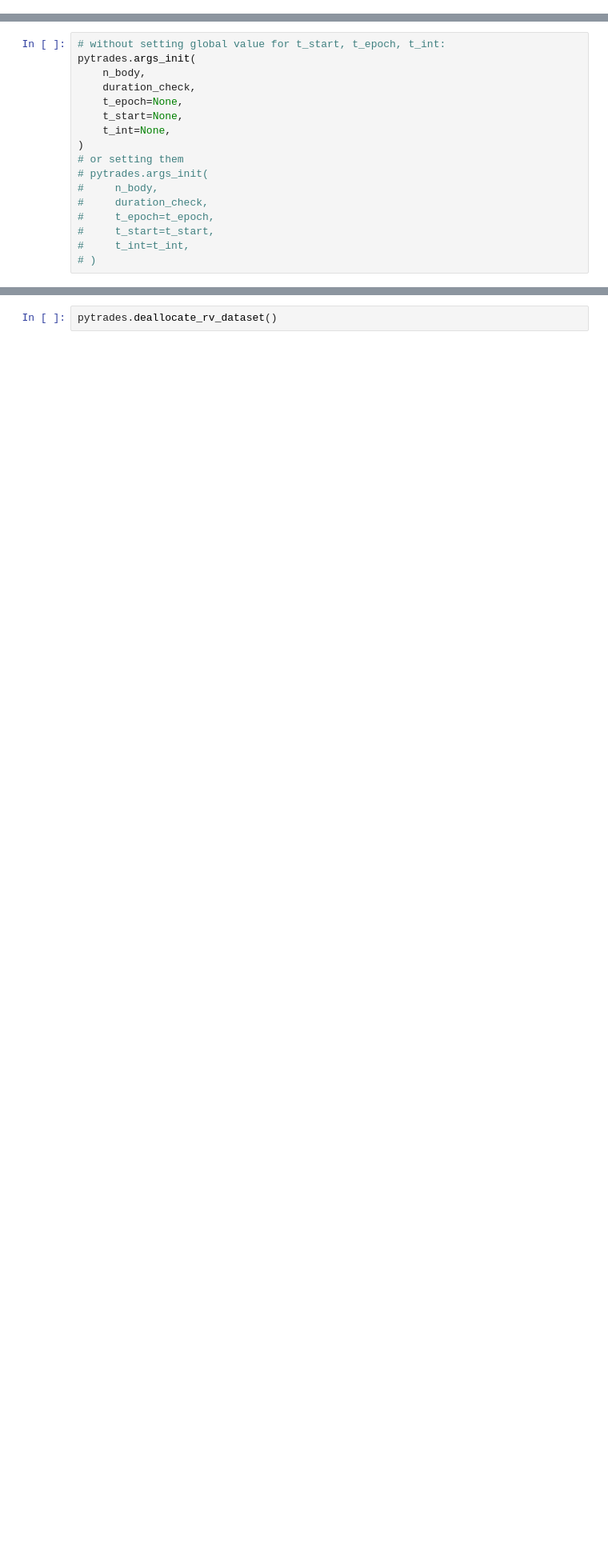
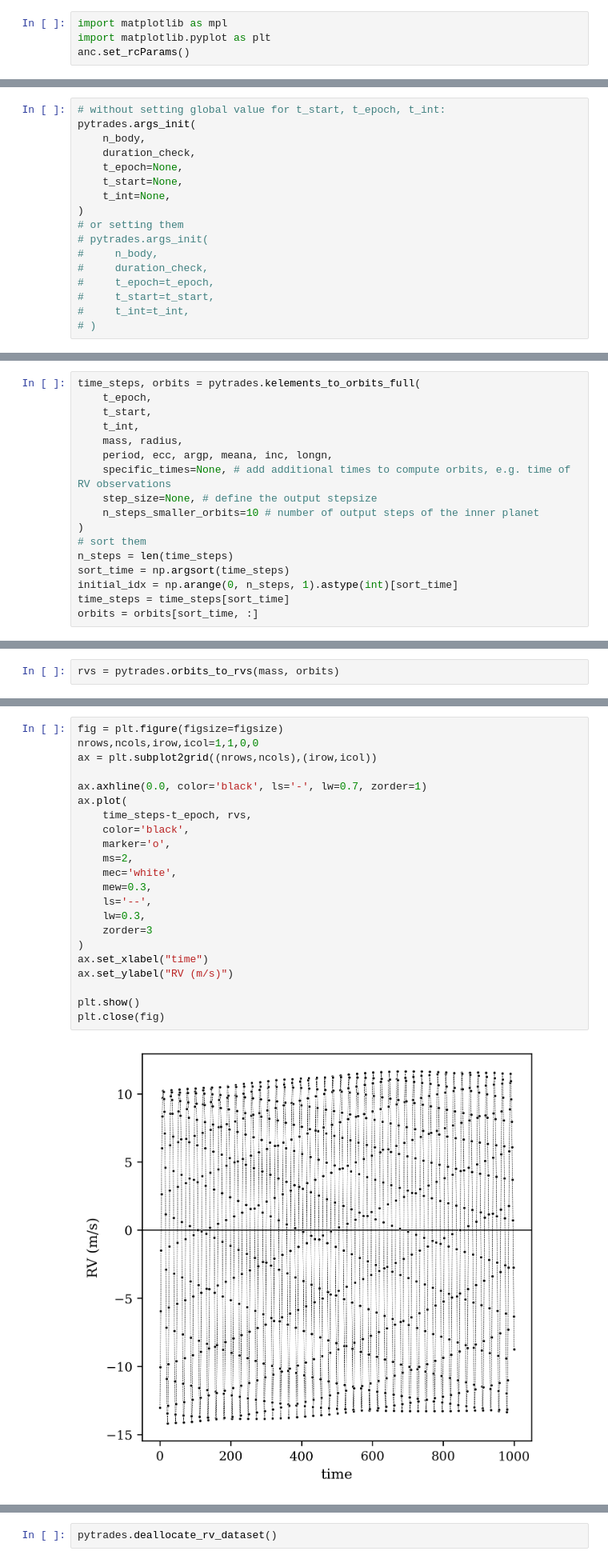
Before and after one commit to lucaborsato/trades, a Jupyter notebook: trades_example/python_examples/import_trades_for_python.ipynb, the cells around one changed output, grey strips where cells are left out. Shown at 80% size. Drawn from its saved outputs; the diff is of its cells as text; blank space fills up the shorter version.

```diff
--- a/trades_example/python_examples/import_trades_for_python.ipynb
+++ b/trades_example/python_examples/import_trades_for_python.ipynb
@@ -17,2 +18,6 @@ import ancillary as anc
+# %%
+import matplotlib as mpl
+import matplotlib.pyplot as plt
+anc.set_rcParams()
 # %% [markdown]
 ## integration parameters
@@ -52,0 +69,17 @@ provides radial velocities info: time, rv (m/s), and error_rv (m/s)
+# %%
+time_steps, orbits = pytrades.kelements_to_orbits_full(
+    t_epoch,
+    t_start,
+    t_int,
+    mass, radius,
+    period, ecc, argp, meana, inc, longn,
+    specific_times=None, # add additional times to compute orbits, e.g. time of RV observations
+    step_size=None, # define the output stepsize
+    n_steps_smaller_orbits=10 # number of output steps of the inner planet
+)
+# sort them
+n_steps = len(time_steps)
+sort_time = np.argsort(time_steps)
+initial_idx = np.arange(0, n_steps, 1).astype(int)[sort_time]
+time_steps = time_steps[sort_time]
+orbits = orbits[sort_time, :]
@@ -52,0 +88,2 @@ provides radial velocities info: time, rv (m/s), and error_rv (m/s)
+# %%
+rvs = pytrades.orbits_to_rvs(mass, orbits)
@@ -52,0 +350,24 @@ provides radial velocities info: time, rv (m/s), and error_rv (m/s)
+# %%
+fig = plt.figure(figsize=figsize)
+nrows,ncols,irow,icol=1,1,0,0
+ax = plt.subplot2grid((nrows,ncols),(irow,icol))
+
+ax.axhline(0.0, color='black', ls='-', lw=0.7, zorder=1)
+ax.plot(
+    time_steps-t_epoch, rvs,
+    color='black',
+    marker='o',
+    ms=2,
+    mec='white',
+    mew=0.3,
+    ls='--',
+    lw=0.3,
+    zorder=3
+)
+ax.set_xlabel("time")
+ax.set_ylabel("RV (m/s)")
+
+plt.show()
+plt.close(fig)
+# %% [output]
+[figure, added]
```
Also changed, not shown: parts of 49 cells of this notebook, 15 other files.
